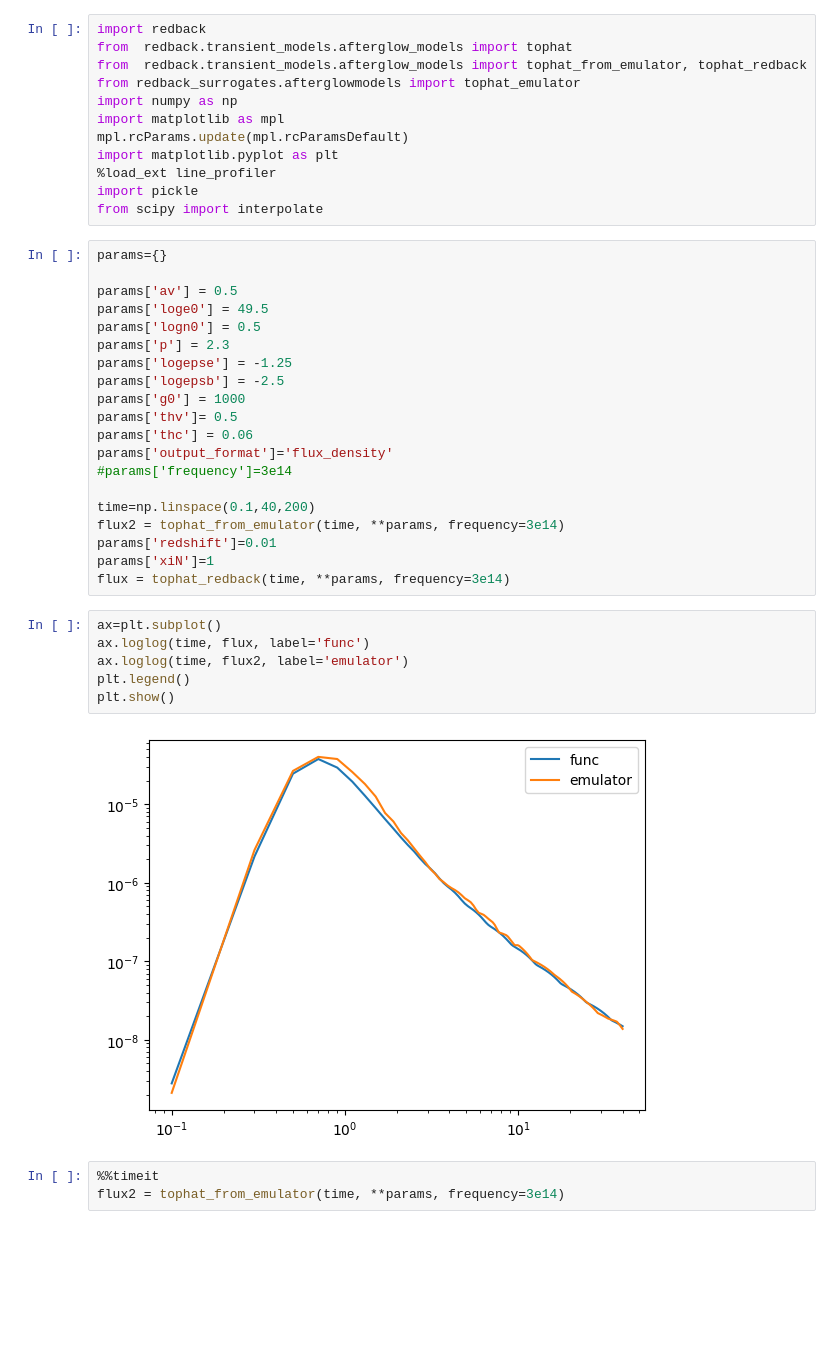
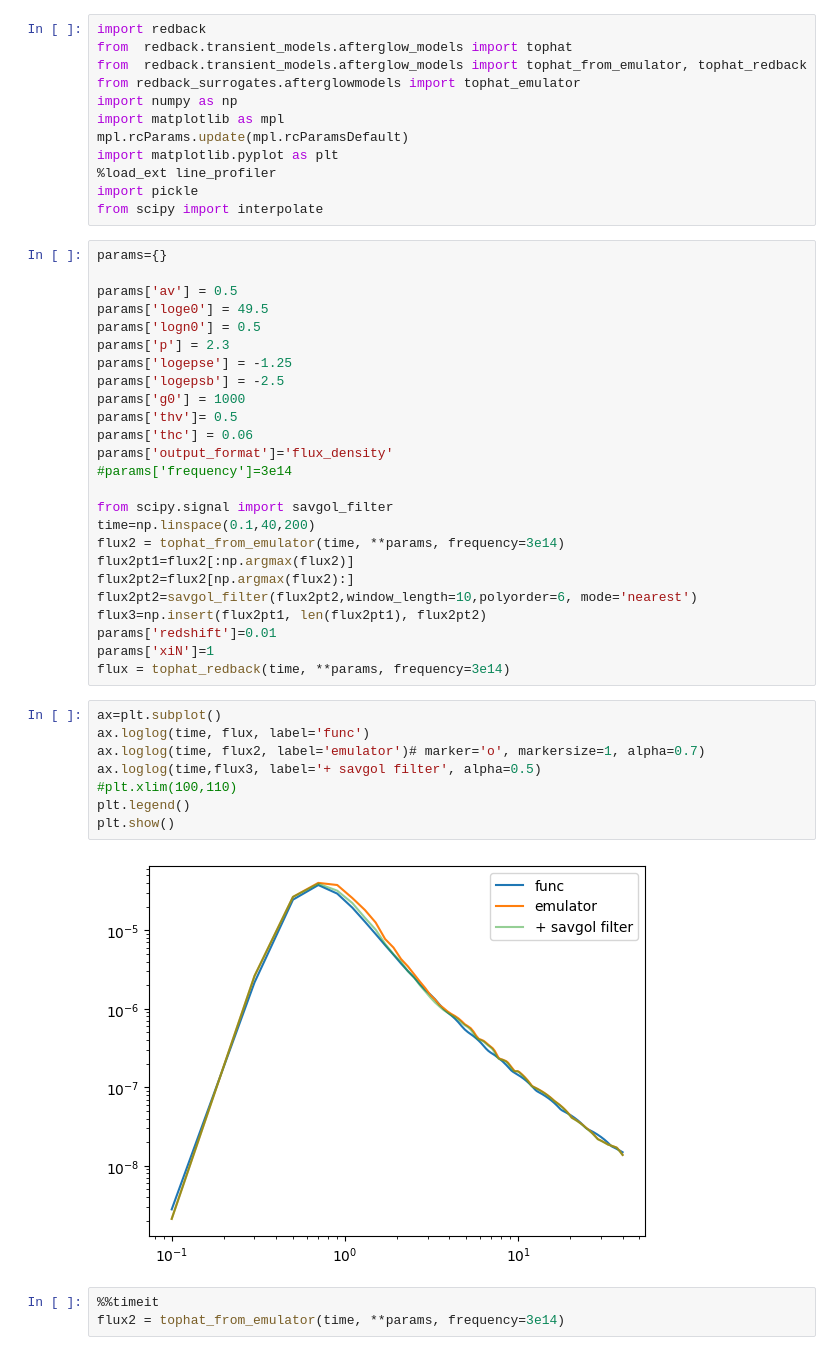
Before and after one commit to wfw23/MPhys_project, a Jupyter notebook: emulator_timing.ipynb, the cells around one changed output. Drawn from its saved outputs; the diff is of its cells as text; blank space fills up the shorter version.

Commit message:
trying to recover from emulator

```diff
--- a/emulator_timing.ipynb
+++ b/emulator_timing.ipynb
@@ -25,19 +25,26 @@ params['thc'] = 0.06
 params['output_format']='flux_density'
 #params['frequency']=3e14
 
+from scipy.signal import savgol_filter
 time=np.linspace(0.1,40,200)
 flux2 = tophat_from_emulator(time, **params, frequency=3e14)
+flux2pt1=flux2[:np.argmax(flux2)]
+flux2pt2=flux2[np.argmax(flux2):]
+flux2pt2=savgol_filter(flux2pt2,window_length=10,polyorder=6, mode='nearest')
+flux3=np.insert(flux2pt1, len(flux2pt1), flux2pt2)
 params['redshift']=0.01
 params['xiN']=1
 flux = tophat_redback(time, **params, frequency=3e14)
 # %%
 ax=plt.subplot()
 ax.loglog(time, flux, label='func')
-ax.loglog(time, flux2, label='emulator')
+ax.loglog(time, flux2, label='emulator')# marker='o', markersize=1, alpha=0.7)
+ax.loglog(time,flux3, label='+ savgol filter', alpha=0.5)
+#plt.xlim(100,110)
 plt.legend()
 plt.show()
 # %% [output]
-[figure, old version]
+[figure, new version]
 # %%
 %%timeit
 flux2 = tophat_from_emulator(time, **params, frequency=3e14)
```
Also changed, not shown: parts of 2 cells of this notebook, 10 other files.
